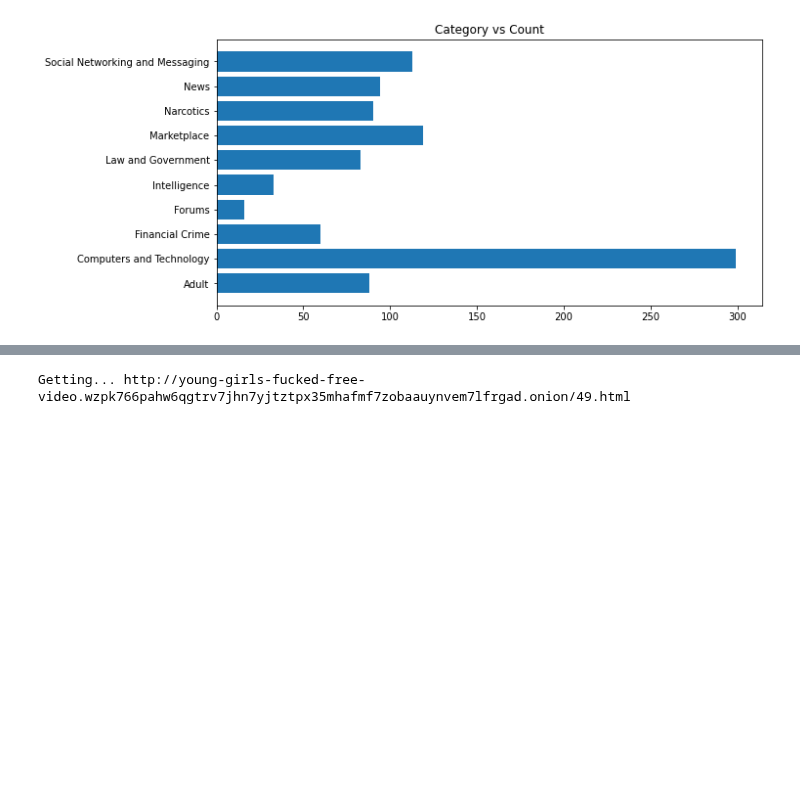
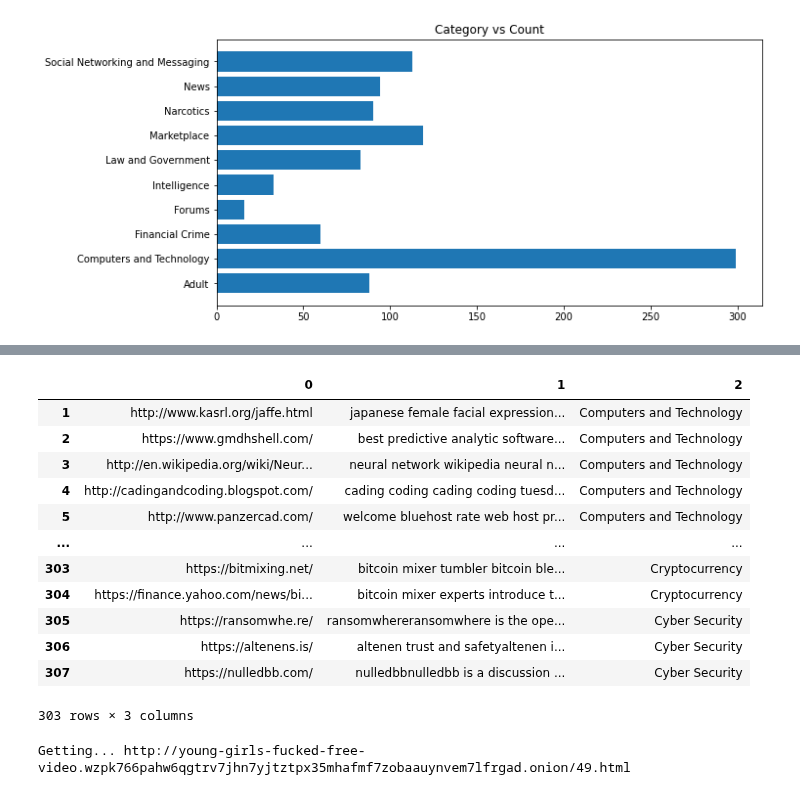
Before and after one commit to Shreyas-hacker/Webpages, a Jupyter notebook: scraping/generate_data.ipynb, the cells around one changed output, grey strips where cells are left out. Saved outputs shown, nothing was run; the diff lists cells and outputs as text; code cells hidden in the pictures; blank space fills up the shorter version.

```diff
--- a/scraping/generate_data.ipynb
+++ b/scraping/generate_data.ipynb
@@ -49,3 +49,6 @@ plt.barh(width=site_category_count['Count'],y=site_category_count.index)
 plt.show()
 # %% [output]
 [figure]
+# %%
+computer = pd.read_csv('../Hierarchal model/Computer/computer_subcategory_classification.csv',header=None)
+computer.info()
@@ -52,3 +66,24 @@ plt.show()
+# %%
+comp = df[df['Category']=='Computers and Technology']
+# %%
+mask = computer[0].isin(comp['website_url'])
+filtered_computer = computer[mask]
+# %%
+filtered_computer
+# %% [output]
+|  | 0 | 1 | 2 |
+| 1 | http://www.kasrl.org/jaffe.html | japanese female facial expression... | Computers and Technology |
+| 2 | https://www.gmdhshell.com/ | best predictive analytic software... | Computers and Technology |
+| 3 | http://en.wikipedia.org/wiki/Neur... | neural network wikipedia neural n... | Computers and Technology |
+| 4 | http://cadingandcoding.blogspot.com/ | cading coding cading coding tuesd... | Computers and Technology |
+| 5 | http://www.panzercad.com/ | welcome bluehost rate web host pr... | Computers and Technology |
+| ... | ... | ... | ... |
+| 303 | https://bitmixing.net/ | bitcoin mixer tumbler bitcoin ble... | Cryptocurrency |
+| 304 | https://finance.yahoo.com/news/bi... | bitcoin mixer experts introduce t... | Cryptocurrency |
+| 305 | https://ransomwhe.re/ | ransomwhereransomwhere is the ope... | Cyber Security |
+| 306 | https://altenens.is/ | altenen trust and safetyaltenen i... | Cyber Security |
+| 307 | https://nulledbb.com/ | nulledbbnulledbb is a discussion ... | Cyber Security |
+303 rows × 3 columns
 # %%
 from bs4 import BeautifulSoup
 import bs4 as bs4
```
Also changed, not shown: parts of 4 cells of this notebook, 3 other files.
